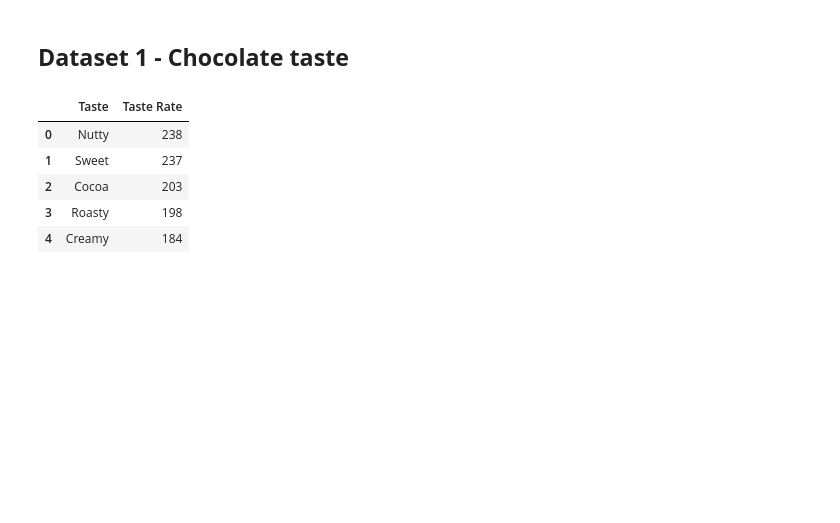
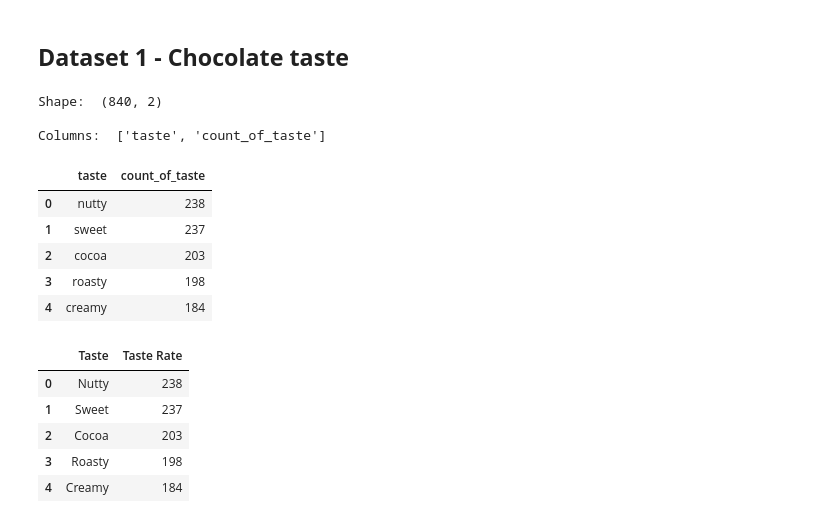
Before and after one commit to MoonlightO2/Consumer-Data, a Jupyter notebook: Chocolate_data_Cleaning.ipynb, the cells around one changed output. Saved outputs shown, nothing was run; the diff lists cells and outputs as text; code cells hidden in the pictures; blank space fills up the shorter version.

```diff
--- a/Chocolate_data_Cleaning.ipynb
+++ b/Chocolate_data_Cleaning.ipynb
@@ -23,3 +21,18 @@ data1 = pd.read_csv(file1)
+# %%
+data1 = pd.read_csv(file1)
+print('Shape: ', data1.shape, '\n')
+print('Columns: ', data1.columns.tolist(), '\n')
+data1.head()
+# %% [output]
+Shape:  (840, 2)
+
+Columns:  ['taste', 'count_of_taste']
+|  | taste | count_of_taste |
+| 0 | nutty | 238 |
+| 1 | sweet | 237 |
+| 2 | cocoa | 203 |
+| 3 | roasty | 198 |
+| 4 | creamy | 184 |
 # %%
 data1.rename(columns={
     'taste': 'Taste',
```
Also changed, not shown: parts of 11 cells of this notebook.
